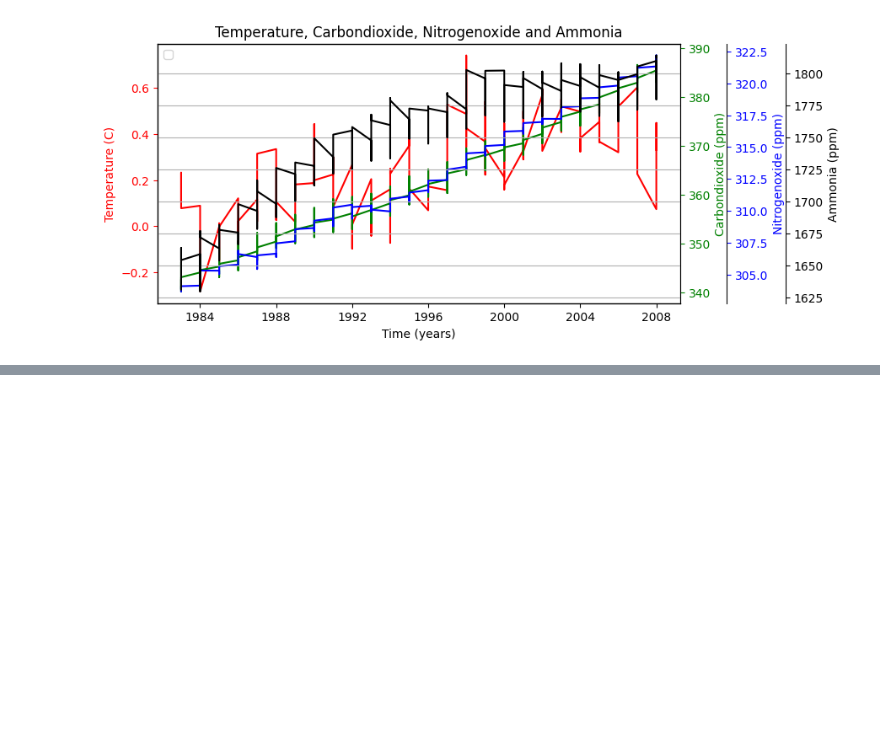
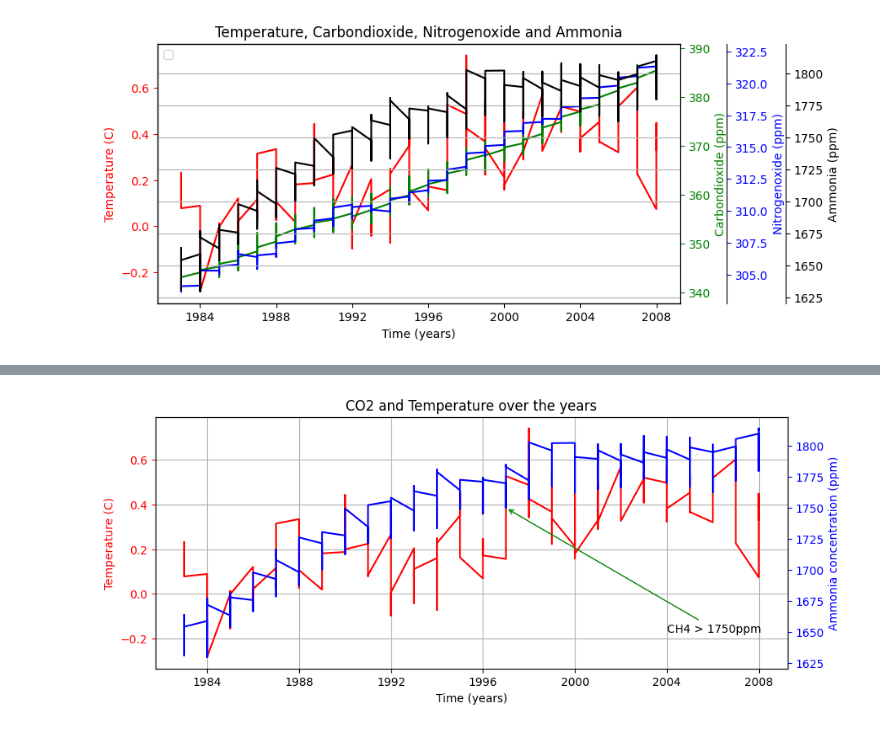
Before and after one commit to SyusufWaliyyi/Time_series_plots, a Jupyter notebook: climate_change_Time_Series.ipynb, the cells around one changed output, grey strips where cells are left out. Cells and saved outputs as stored; diff of their text form; code cells hidden in the pictures; blank space fills up the shorter version.

```diff
--- a/climate_change_Time_Series.ipynb
+++ b/climate_change_Time_Series.ipynb
@@ -334,0 +359,20 @@ plt.grid()
+# %%
+# Calling thefunction earlier define to plot Temp and CH4 by time
+fig, ax=plt.subplots(figsize=(10,4))
+time_series_plot(ax, climate_df.index, climate_df['Temp'], 'r','Time (years)', 'Temperature (C)')
+
+ax2 = ax.twinx()
+time_series_plot(ax2, climate_df.index, climate_df['CH4'], 'b','Time (years)', 'Ammonia concentration (ppm)')
+
+# locating the position where tempearature exceed 0.5 for the first time
+ax2.annotate("CH4 > 1750ppm", xy=(pd.Timestamp("1997-01-01"), 1750),
+            # Finding suitable location for the tex
+            xytext=(pd.Timestamp("2004-01-01"), 1650),
+            # using arrow to point at the location
+            arrowprops={"arrowstyle":"->", "color":"green"})
+
+ax.set_title('CO2 and Temperature over the years')
+ax.grid()
+plt.show()
+# %% [output]
+[figure, added]
```
Also changed, not shown: parts of 3 cells of this notebook.
